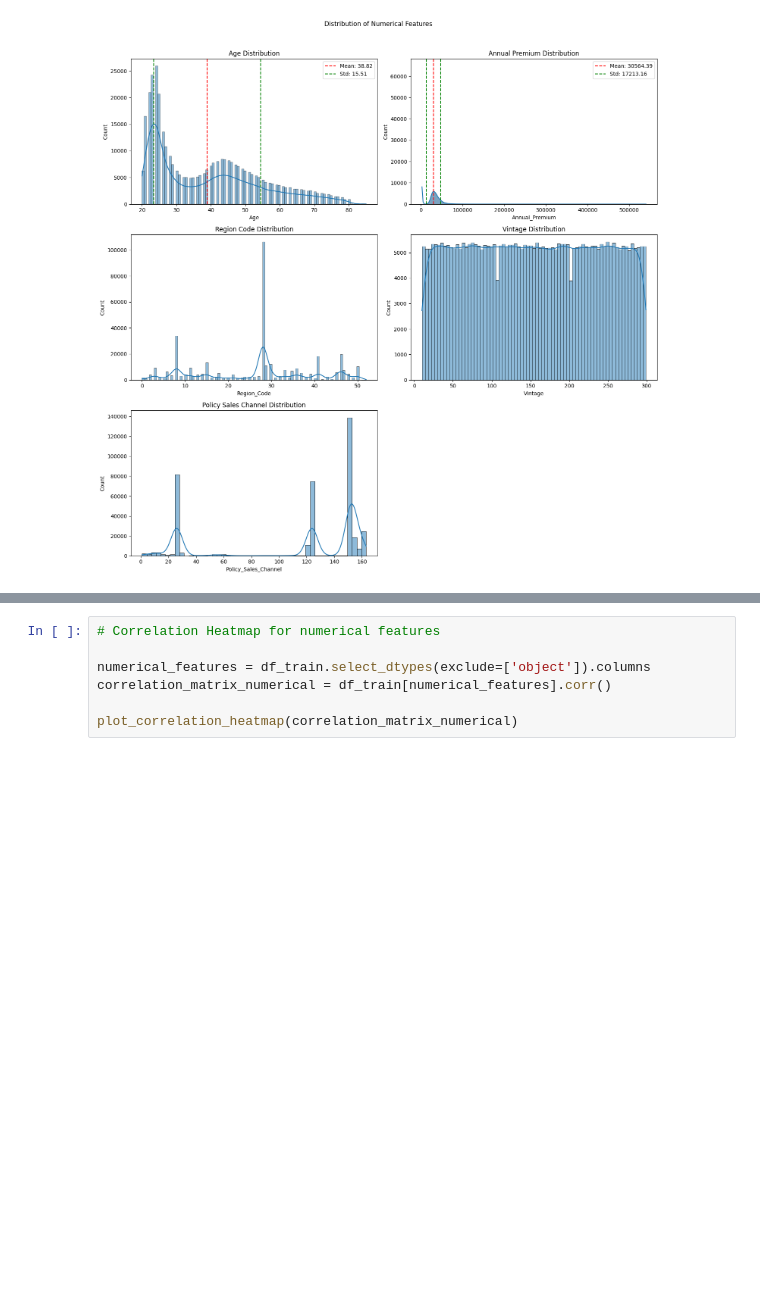
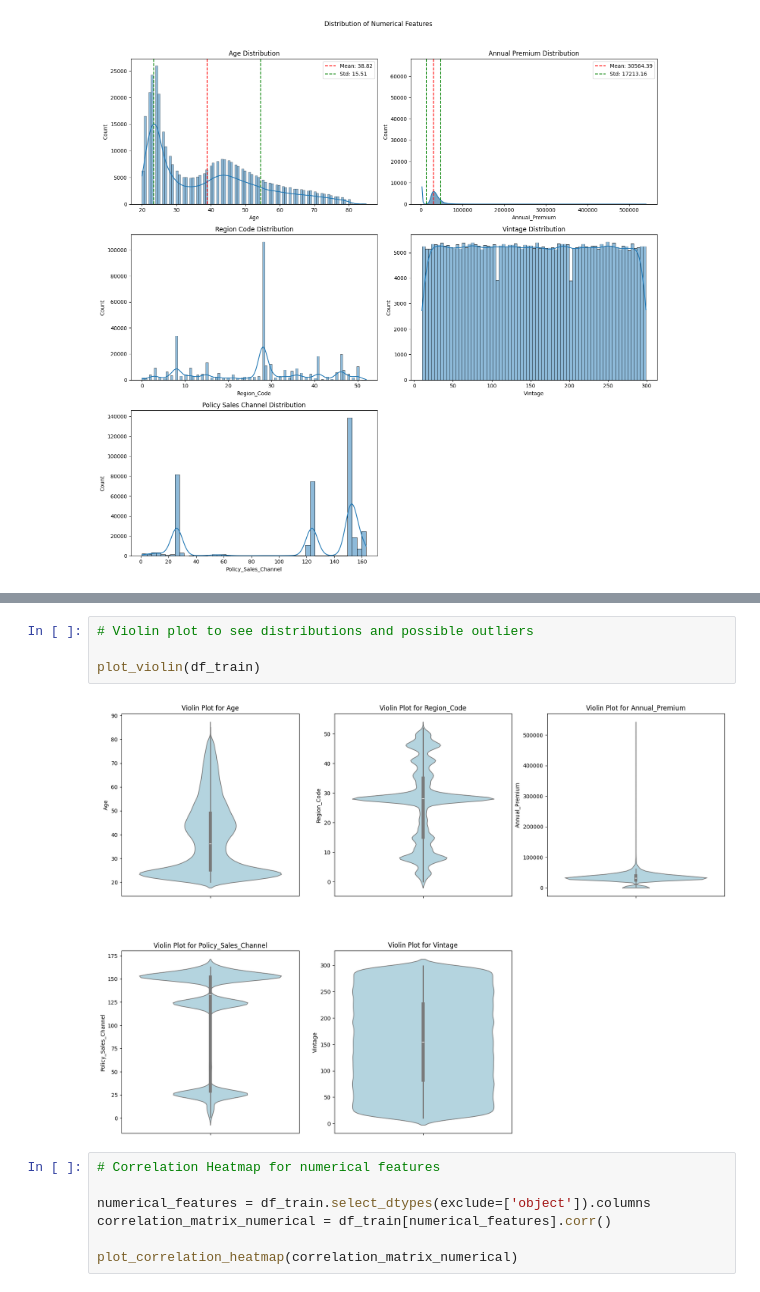
Before and after one commit to Silvano315/Health-Insurance-Prediction, a Jupyter notebook: EDA.ipynb, the cells around one changed output, grey strips where cells are left out. Drawn from its saved outputs; the diff is of its cells as text; blank space fills up the shorter version.

```diff
--- a/EDA.ipynb
+++ b/EDA.ipynb
@@ -132,3 +154,9 @@ Passing `palette` without assigning `hue` is deprecated and will be removed in v
+# %%
+# Violin plot to see distributions and possible outliers
+
+plot_violin(df_train)
+# %% [output]
+[figure, added]
 # %%
 # Correlation Heatmap for numerical features
 
```
Also changed, not shown: parts of 9 cells of this notebook, 1 other file.
